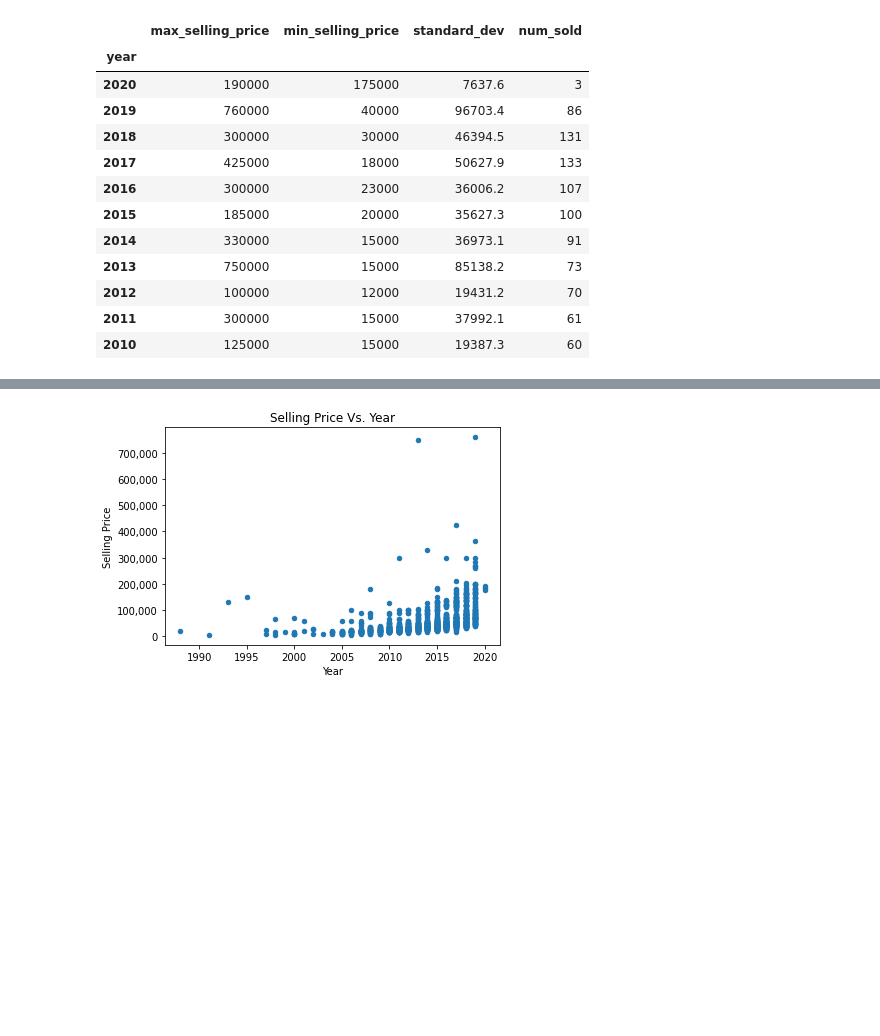
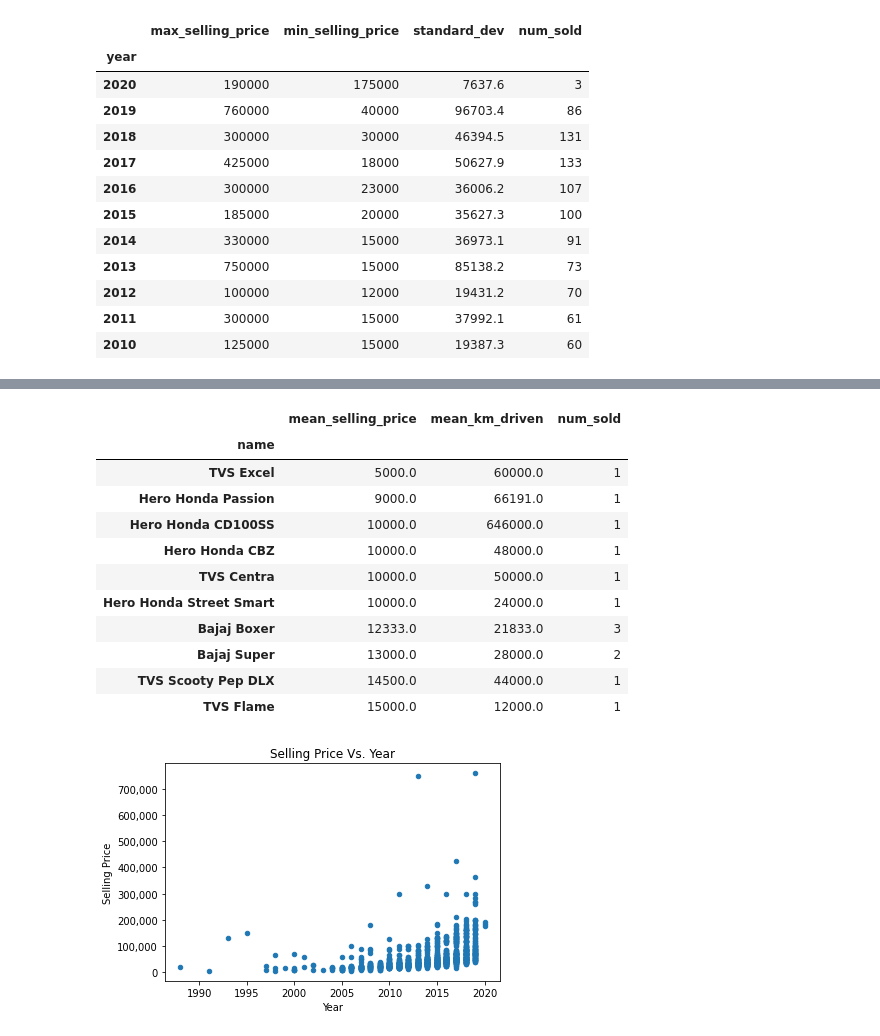
Before and after one commit to scimaksim/ST_590_Project1, a Jupyter notebook: Group_B_Project_1.ipynb, the cells around one changed output, grey strips where cells are left out. Saved outputs shown, nothing was run; the diff lists cells and outputs as text; code cells hidden in the pictures; blank space fills up the shorter version.

```diff
--- a/Group_B_Project_1.ipynb
+++ b/Group_B_Project_1.ipynb
@@ -60,3 +91,19 @@ annual_num_summaries.sort_values(by="year", ascending=False).head(11).round(1)
+# %%
+# Show top 10 lowest-priced motorcyles
+highest_lowest_selling.sort_values(by="mean_selling_price", ascending=True).head(10).round(0)
+# %% [output]
+|  | mean_selling_price | mean_km_driven | num_sold |
+| name |  |  |  |
+| TVS Excel | 5000.0 | 60000.0 | 1 |
+| Hero Honda Passion | 9000.0 | 66191.0 | 1 |
+| Hero Honda CD100SS | 10000.0 | 646000.0 | 1 |
+| Hero Honda CBZ | 10000.0 | 48000.0 | 1 |
+| TVS Centra | 10000.0 | 50000.0 | 1 |
+| Hero Honda Street Smart | 10000.0 | 24000.0 | 1 |
+| Bajaj Boxer | 12333.0 | 21833.0 | 3 |
+| Bajaj Super | 13000.0 | 28000.0 | 2 |
+| TVS Scooty Pep DLX | 14500.0 | 44000.0 | 1 |
+| TVS Flame | 15000.0 | 12000.0 | 1 |
 # %%
 # What is the unit of selling_price? Is it in cents?
 
```
Also changed, not shown: parts of 1 cell of this notebook.
